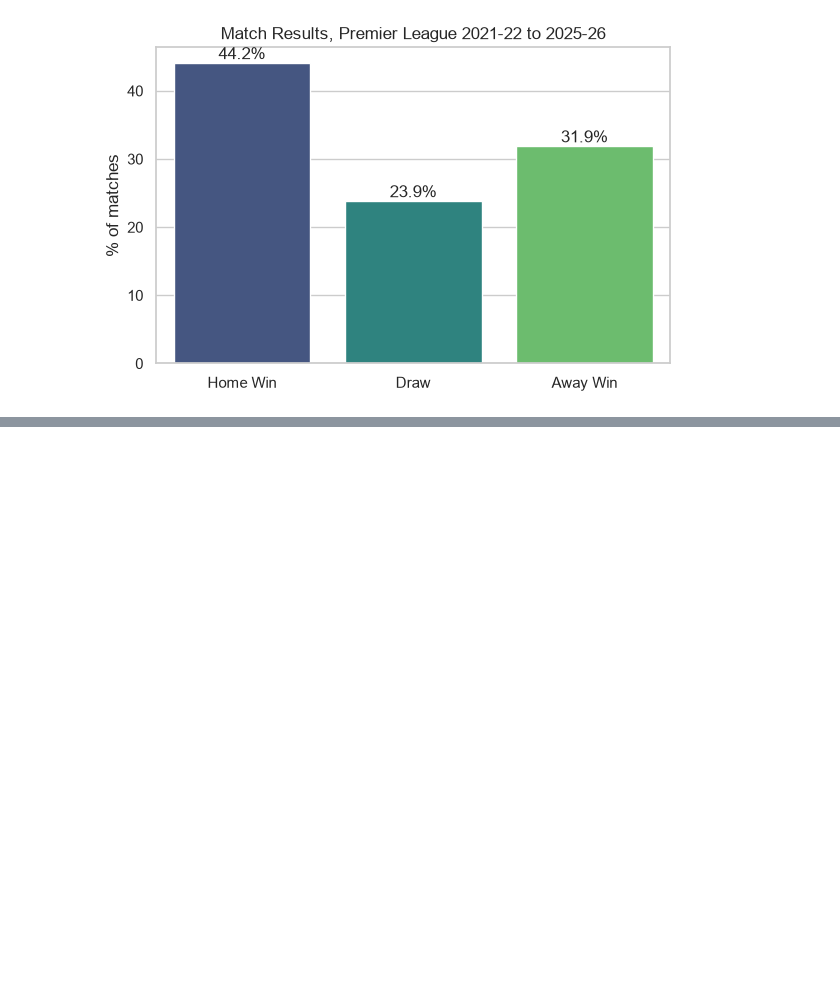
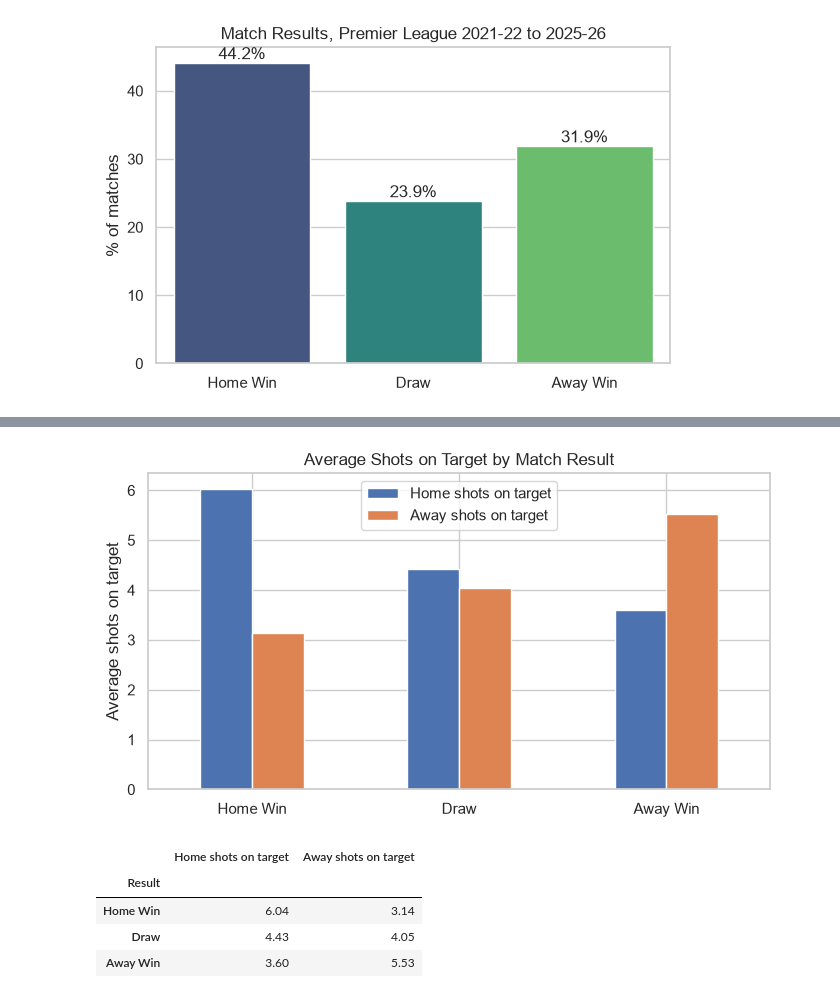
Before and after one commit to s17hann/football-analysis, a Jupyter notebook: notebooks/03_eda.ipynb, the cells around one changed output, grey strips where cells are left out. Cells and saved outputs as stored; diff of their text form; code cells hidden in the pictures; blank space fills up the shorter version.

```diff
--- a/notebooks/03_eda.ipynb
+++ b/notebooks/03_eda.ipynb
@@ -43,0 +85,20 @@ plt.show()
+# %%
+sot = matches.groupby("Result")[["HST", "AST"]].mean().reindex(order)
+sot.columns = ["Home shots on target", "Away shots on target"]
+
+sot.plot(kind="bar", figsize=(7, 4), rot=0)
+plt.title("Average Shots on Target by Match Result")
+plt.ylabel("Average shots on target")
+plt.xlabel("")
+plt.tight_layout()
+plt.savefig(fig_dir / "04_shots_on_target_vs_result.png", dpi=150)
+plt.show()
+
+sot.round(2)
+# %% [output]
+[figure, added]
+|  | Home shots on target | Away shots on target |
+| Result |  |  |
+| Home Win | 6.04 | 3.14 |
+| Draw | 4.43 | 4.05 |
+| Away Win | 3.60 | 5.53 |
```
Also changed, not shown: parts of 4 cells of this notebook.
